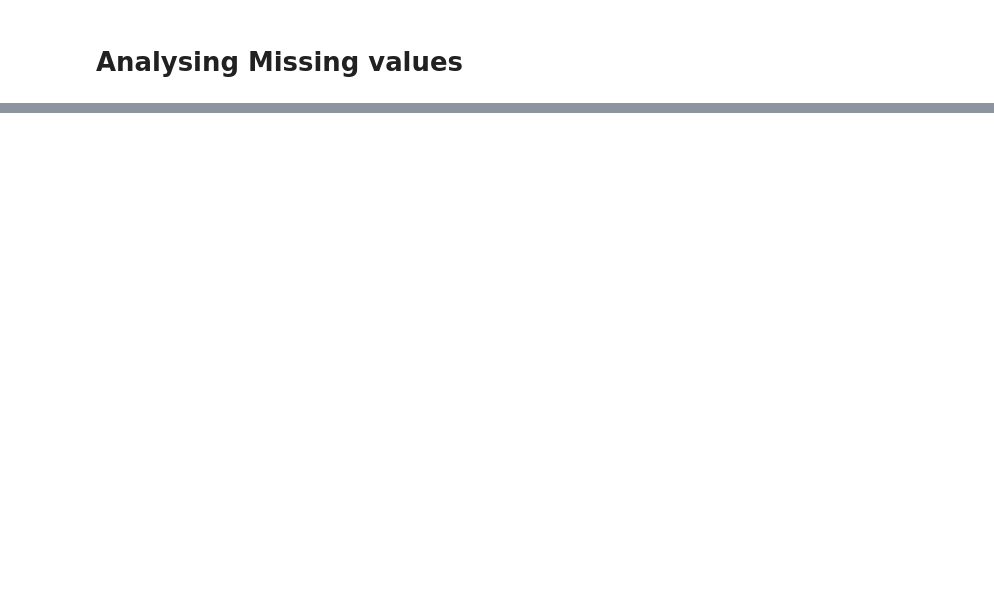
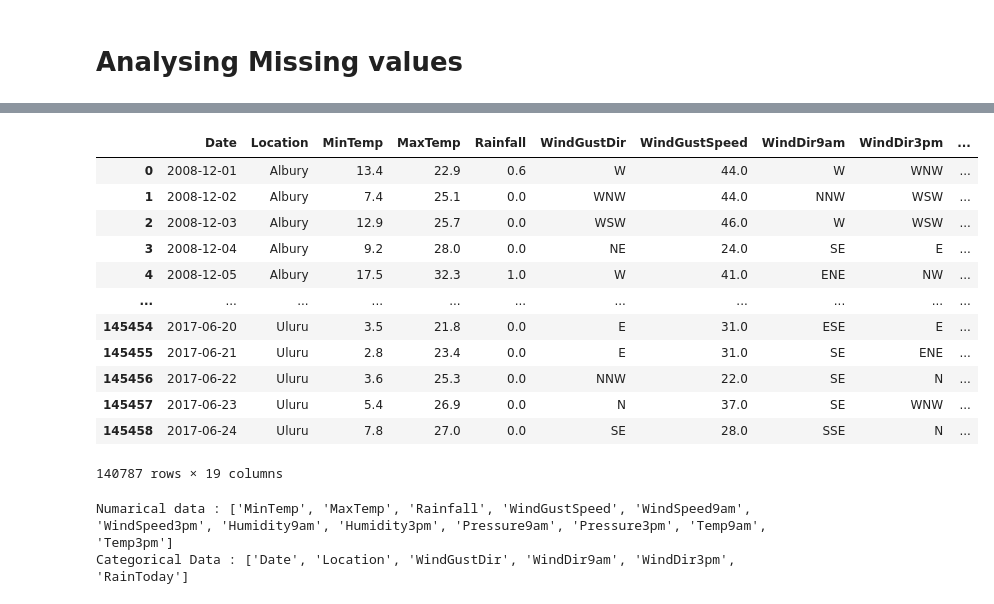
Before and after one commit to maheshi98/IT19212982_IT19174990_IT19145280, a Jupyter notebook: LogisticReg.ipynb, the cells around one changed output, grey strips where cells are left out. Cells and saved outputs as stored; diff of their text form; code cells hidden in the pictures; blank space fills up the shorter version.

```diff
--- a/LogisticReg.ipynb
+++ b/LogisticReg.ipynb
@@ -88,0 +141,2 @@ dtype: int64
+# %%
+weatherData.drop(['Cloud3pm' , 'Cloud9am'] , axis =1 , inplace = True)
@@ -88,0 +158,2 @@ dtype: int64
+# %%
+weatherData.drop(['Evaporation' , 'Sunshine'] , axis =1 , inplace = True)
@@ -88,0 +174,31 @@ dtype: int64
+# %%
+weatherData.dropna(subset =['RainTomorrow' , 'RainToday'])
+# %% [output]
+|  | Date | Location | MinTemp | MaxTemp | Rainfall | WindGustDir | WindGustSpeed | WindDir9am | WindDir3pm | ... |
+| 0 | 2008-12-01 | Albury | 13.4 | 22.9 | 0.6 | W | 44.0 | W | WNW | ... |
+| 1 | 2008-12-02 | Albury | 7.4 | 25.1 | 0.0 | WNW | 44.0 | NNW | WSW | ... |
+| 2 | 2008-12-03 | Albury | 12.9 | 25.7 | 0.0 | WSW | 46.0 | W | WSW | ... |
+| 3 | 2008-12-04 | Albury | 9.2 | 28.0 | 0.0 | NE | 24.0 | SE | E | ... |
+| 4 | 2008-12-05 | Albury | 17.5 | 32.3 | 1.0 | W | 41.0 | ENE | NW | ... |
+| ... | ... | ... | ... | ... | ... | ... | ... | ... | ... | ... |
+| 145454 | 2017-06-20 | Uluru | 3.5 | 21.8 | 0.0 | E | 31.0 | ESE | E | ... |
+| 145455 | 2017-06-21 | Uluru | 2.8 | 23.4 | 0.0 | E | 31.0 | SE | ENE | ... |
+| 145456 | 2017-06-22 | Uluru | 3.6 | 25.3 | 0.0 | NNW | 22.0 | SE | N | ... |
+| 145457 | 2017-06-23 | Uluru | 5.4 | 26.9 | 0.0 | N | 37.0 | SE | WNW | ... |
+| 145458 | 2017-06-24 | Uluru | 7.8 | 27.0 | 0.0 | SE | 28.0 | SSE | N | ... |
+140787 rows × 19 columns
+# %%
+numaricData = []
+categoricData = []
+
+for column in weatherData:
+    if column != 'RainTomorrow':
+        if is_numeric_dtype(weatherData[column]):
+            numaricData.append(column)
+        elif is_string_dtype(weatherData[column]):
+            categoricData.append(column)
+print("Numarical data :",numaricData)
+print("Categorical Data :",categoricData)
+# %% [output]
+Numarical data : ['MinTemp', 'MaxTemp', 'Rainfall', 'WindGustSpeed', 'WindSpeed9am', 'WindSpeed3pm', 'Humidity9am', 'Humidity3pm', 'Pressure9am', 'Pressure3pm', 'Temp9am', 'Temp3pm']
+Categorical Data : ['Date', 'Location', 'WindGustDir', 'WindDir9am', 'WindDir3pm', 'RainToday']
```
Also changed, not shown: parts of 11 cells of this notebook.
